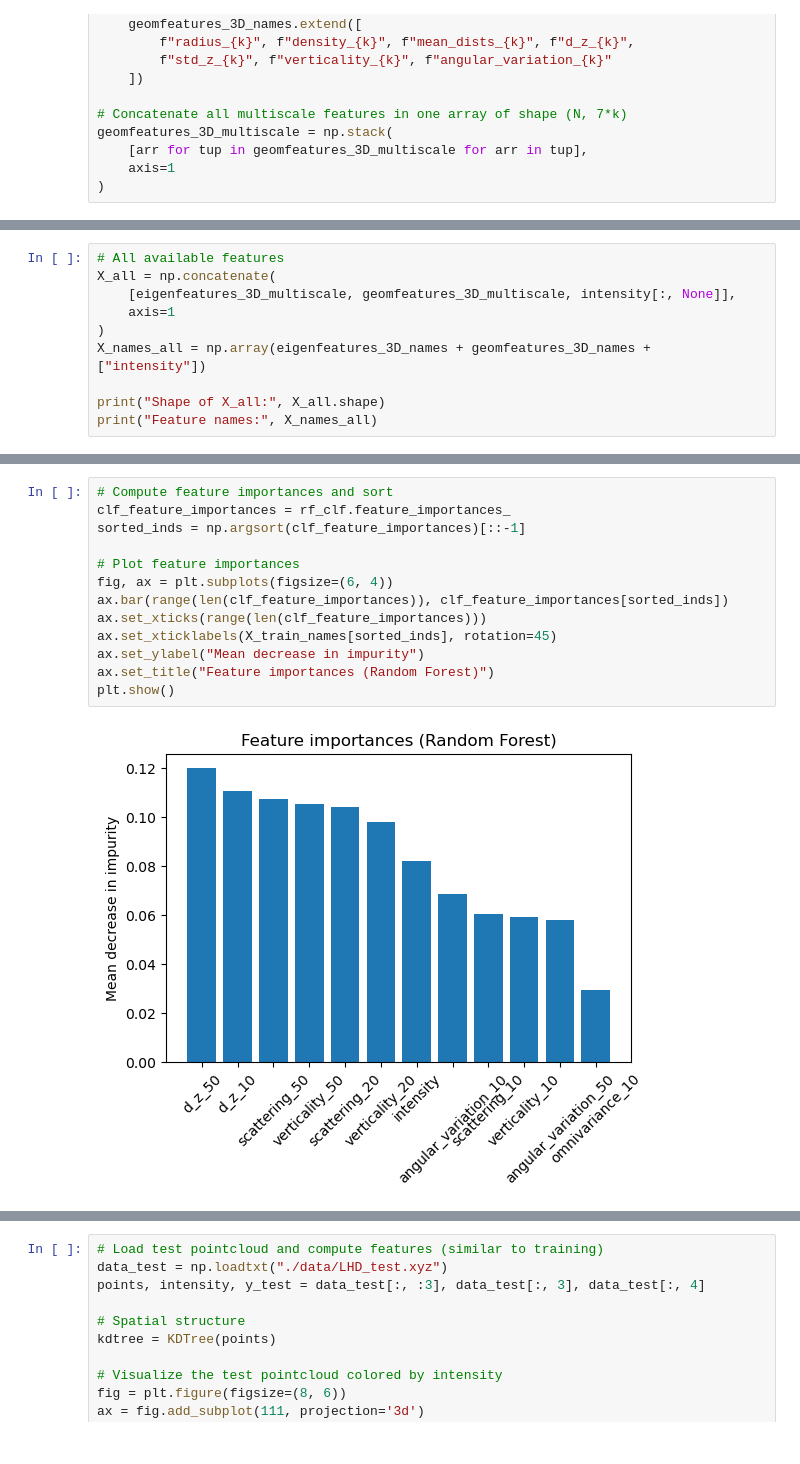
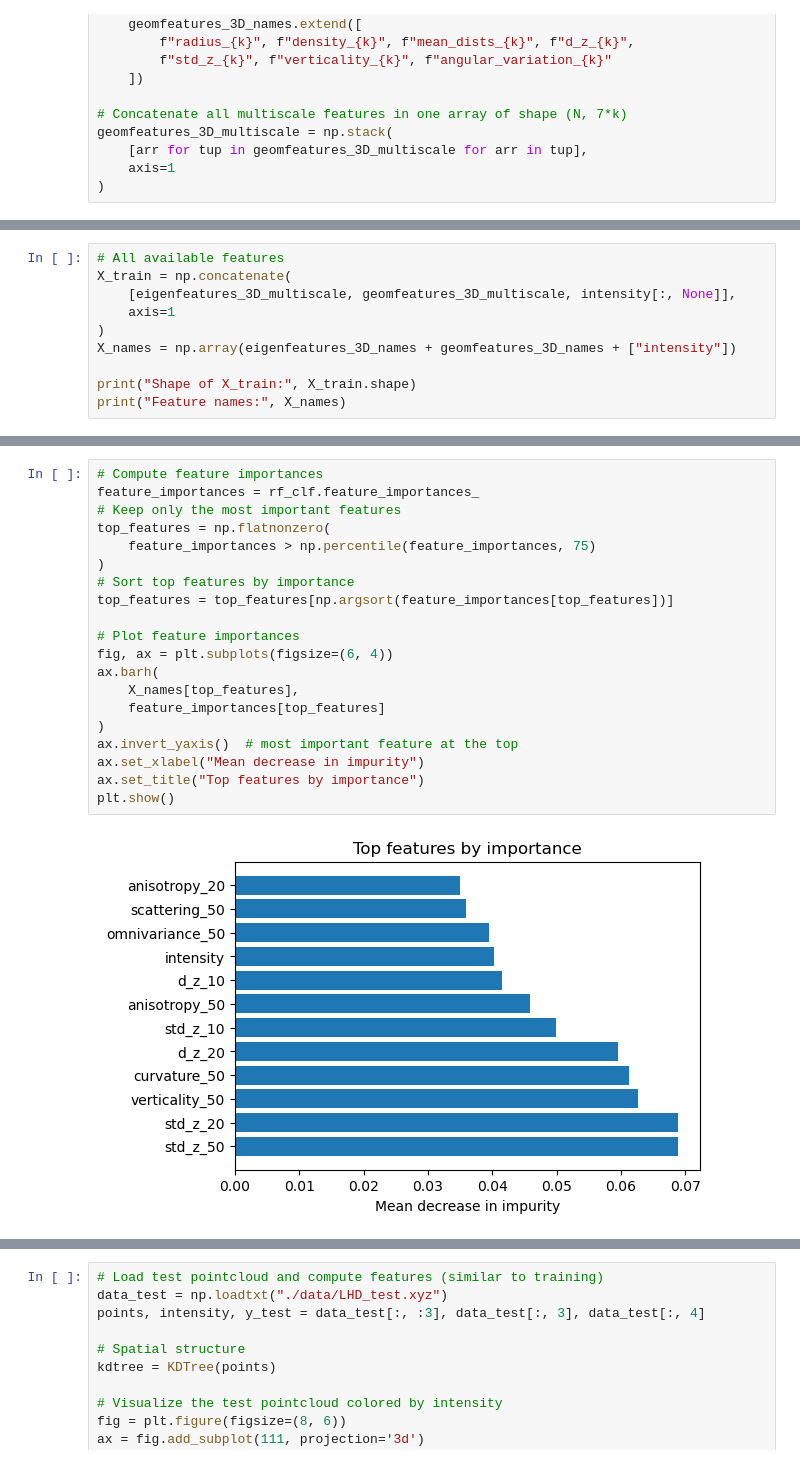
Before and after one commit to jlgregorio/tutorials-pointcloud-python, a Jupyter notebook: 10.machine_learning.ipynb, the cells around one changed output, grey strips where cells are left out. Drawn from its saved outputs; the diff is of its cells as text.

```diff
--- a/10.machine_learning.ipynb
+++ b/10.machine_learning.ipynb
@@ -609,11 +519,11 @@ Finally all features are concatenated. Intensity is also used.
 # %%
 # All available features
-X_all = np.concatenate(
+X_train = np.concatenate(
     [eigenfeatures_3D_multiscale, geomfeatures_3D_multiscale, intensity[:, None]],
     axis=1
 )
-X_names_all = np.array(eigenfeatures_3D_names + geomfeatures_3D_names + ["intensity"])
+X_names = np.array(eigenfeatures_3D_names + geomfeatures_3D_names + ["intensity"])
 
-print("Shape of X_all:", X_all.shape)
-print("Feature names:", X_names_all)
+print("Shape of X_train:", X_train.shape)
+print("Feature names:", X_names)
 # %% [output]
@@ -801,15 +629,22 @@
 # %%
-# Compute feature importances and sort
-clf_feature_importances = rf_clf.feature_importances_
-sorted_inds = np.argsort(clf_feature_importances)[::-1]
+# Compute feature importances
+feature_importances = rf_clf.feature_importances_
+# Keep only the most important features
+top_features = np.flatnonzero(
+    feature_importances > np.percentile(feature_importances, 75)
+)
+# Sort top features by importance
+top_features = top_features[np.argsort(feature_importances[top_features])]
 
 # Plot feature importances
 fig, ax = plt.subplots(figsize=(6, 4))
-ax.bar(range(len(clf_feature_importances)), clf_feature_importances[sorted_inds])
-ax.set_xticks(range(len(clf_feature_importances)))
-ax.set_xticklabels(X_train_names[sorted_inds], rotation=45)
-ax.set_ylabel("Mean decrease in impurity")
-ax.set_title("Feature importances (Random Forest)")
+ax.barh(
+    X_names[top_features],
+    feature_importances[top_features]
+)
+ax.invert_yaxis()  # most important feature at the top
+ax.set_xlabel("Mean decrease in impurity")
+ax.set_title("Top features by importance")
 plt.show()
 # %% [output]
-[figure, old version]
+[figure, new version]
```
Also changed, not shown: parts of 41 cells of this notebook, 21 other files.
